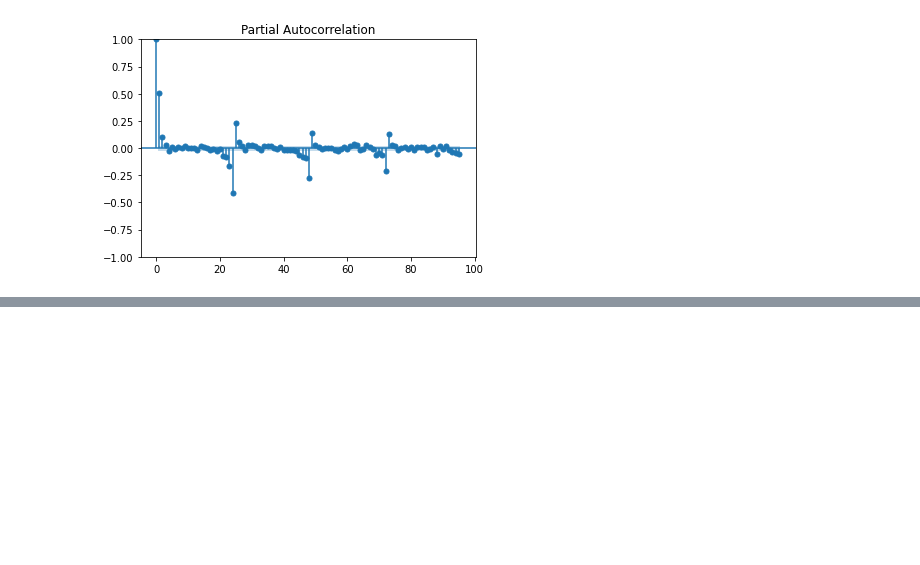
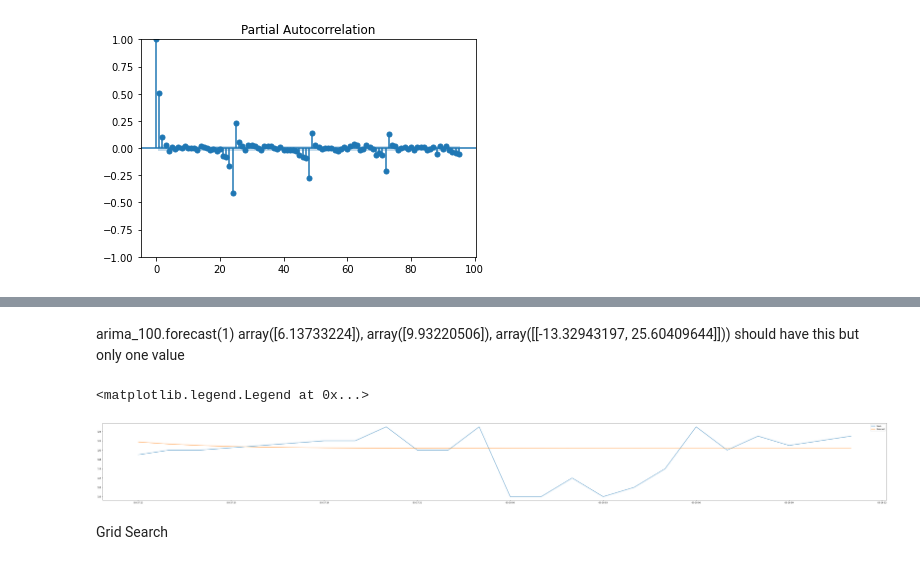
Before and after one commit to amylpm/Hypertension_prediction, a Jupyter notebook: Hypertension(regularly sampled data)/Codebase(previous paper codes)/Hypertension_code_amy/ARIMA.ipynb, the cells around one changed output, grey strips where cells are left out. Cells and saved outputs as stored; diff of their text form; code cells hidden in the pictures; blank space fills up the shorter version.

```diff
--- a/Hypertension(regularly sampled data)/Codebase(previous paper codes)/Hypertension_code_amy/ARIMA.ipynb
+++ b/Hypertension(regularly sampled data)/Codebase(previous paper codes)/Hypertension_code_amy/ARIMA.ipynb
@@ -203,0 +248,23 @@ Warnings:
+# %%
+arima_forecast = arima_101.forecast(24)
+# %% [markdown]
+arima_100.forecast(1)
+array([6.13733224]),
+ array([9.93220506]),
+ array([[-13.32943197,  25.60409644]])) should have this but only one value
+# %%
+plt.figure(figsize=(70,7))
+
+arima_forecast = pd.Series(arima_forecast, index=df_test.index)
+#lower_series = pd.Series(conf[:, 0], index=df_test.index)
+#upper_series = pd.Series(conf[:, 1], index=df_test.index)
+plt.plot(df_test.Systolic, label='train')
+plt.plot(arima_forecast, label='forecast')
+
+#plt.fill_between(lower_series.index, lower_series, upper_series, color='k', alpha=.15)
+plt.legend()
+# %% [output]
+<matplotlib.legend.Legend at 0x...>
+[figure, added]
+# %% [markdown]
+Grid Search
```
Also changed, not shown: parts of 8 cells of this notebook.
